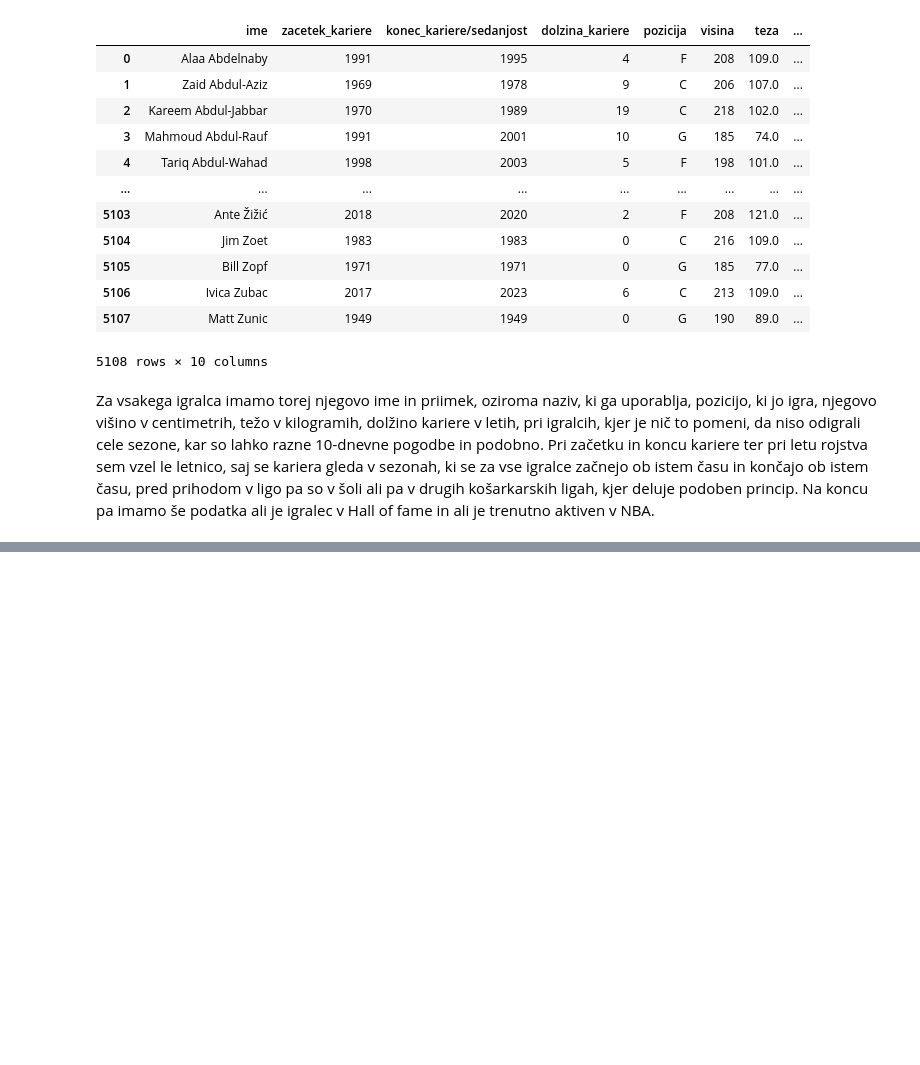
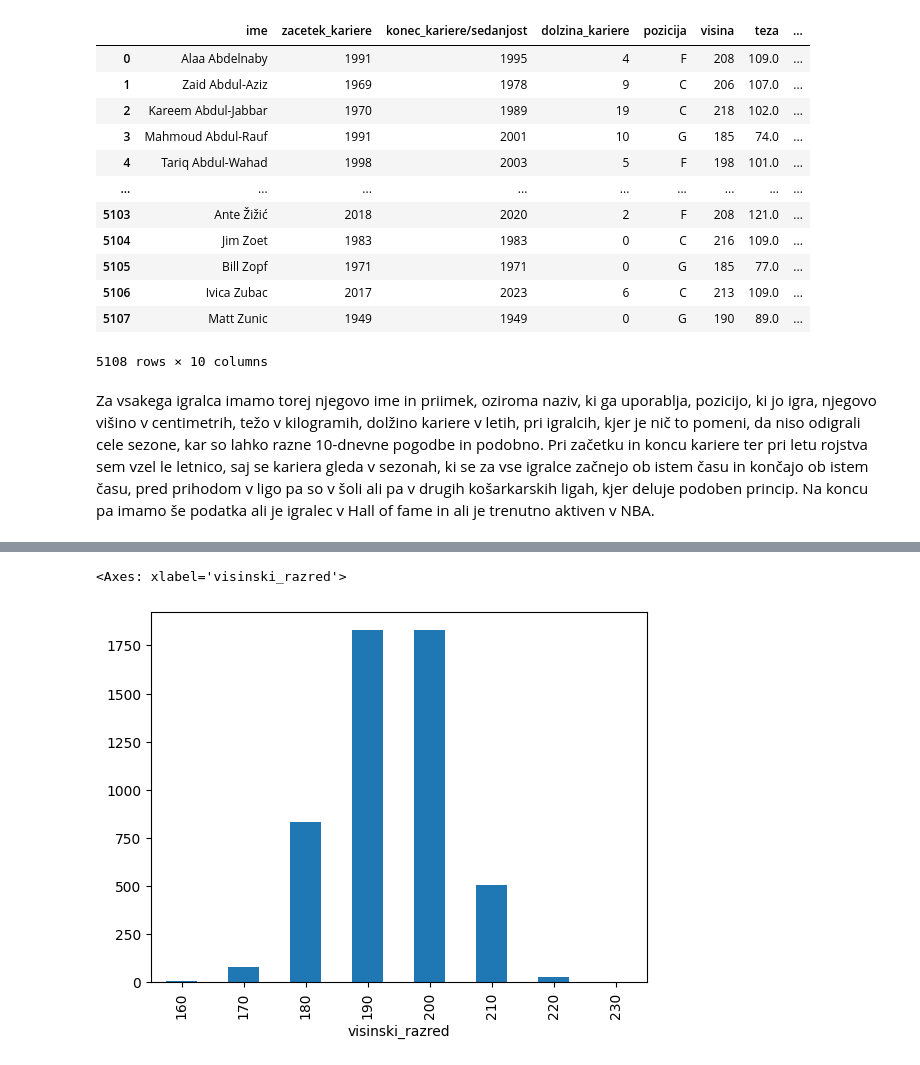
Before and after one commit to zigamazej/Projektna_naloga-UVP, a Jupyter notebook: Analiza.ipynb, the cells around one changed output, grey strips where cells are left out. Drawn from its saved outputs; the diff is of its cells as text; code cells hidden in the pictures; blank space fills up the shorter version.

```diff
--- a/Analiza.ipynb
+++ b/Analiza.ipynb
@@ -63,0 +100,8 @@ Za vsakega igralca imamo torej njegovo ime in priimek, oziroma naziv, ki ga upor
+# %%
+import matplotlib.pyplot as plt
+podatki['visinski_razred'] = (podatki[['visina']] // 10) * 10
+visinski_razredi = podatki.groupby(['visinski_razred']).count()
+visinski_razredi['ime'].plot.bar()
+# %% [output]
+<Axes: xlabel='visinski_razred'>
+[figure, added]
```
Also changed, not shown: parts of 49 cells of this notebook, 2 other files.
